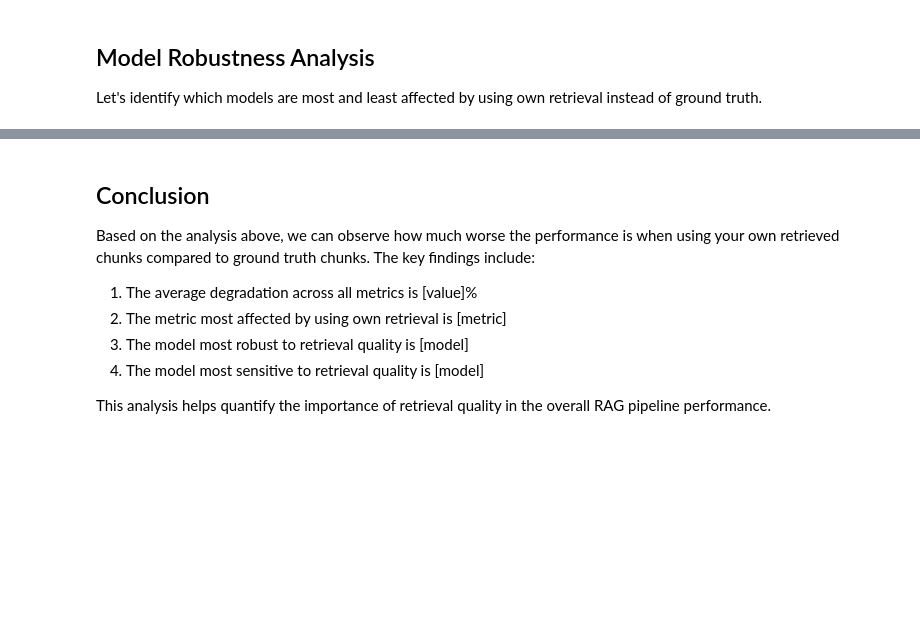
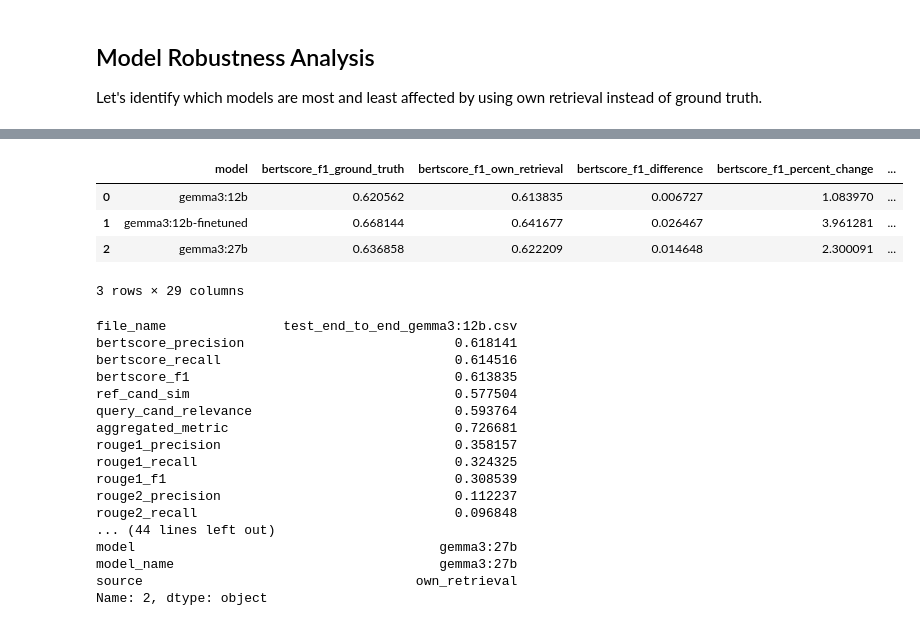
Before and after one commit to ThanatWongsamut/NLP-2025-Final, a Jupyter notebook: QA/Evaluate/comparison_analysis.ipynb, the cells around one changed output, grey strips where cells are left out. Saved outputs shown, nothing was run; the diff lists cells and outputs as text; code cells hidden in the pictures; blank space fills up the shorter version.

```diff
--- a/QA/Evaluate/comparison_analysis.ipynb
+++ b/QA/Evaluate/comparison_analysis.ipynb
@@ -386,11 +388,8 @@ plt.show()
-# %% [markdown]
-## Conclusion
-
-Based on the analysis above, we can observe how much worse the performance is when using your own retrieved chunks compared to ground truth chunks. The key findings include:
-
-1. The average degradation across all metrics is [value]%
-2. The metric most affected by using own retrieval is [metric]
-3. The model most robust to retrieval quality is [model]
-4. The model most sensitive to retrieval quality is [model]
-
-This analysis helps quantify the importance of retrieval quality in the overall RAG pipeline performance.
+# %%
+comparison_df
+# %% [output]
+|  | model | bertscore_f1_ground_truth | bertscore_f1_own_retrieval | bertscore_f1_difference | bertscore_f1_percent_change | ... |
+| 0 | gemma3:12b | 0.620562 | 0.613835 | 0.006727 | 1.083970 | ... |
+| 1 | gemma3:12b-finetuned | 0.668144 | 0.641677 | 0.026467 | 3.961281 | ... |
+| 2 | gemma3:27b | 0.636858 | 0.622209 | 0.014648 | 2.300091 | ... |
+3 rows × 29 columns
@@ -396,0 +403,21 @@ This analysis helps quantify the importance of retrieval quality in the overall
+# %%
+for i, row in own_retrieval_df.iterrows():
+    print(row)
+# %% [output]
+file_name               test_end_to_end_gemma3:12b.csv
+bertscore_precision                           0.618141
+bertscore_recall                              0.614516
+bertscore_f1                                  0.613835
+ref_cand_sim                                  0.577504
+query_cand_relevance                          0.593764
+aggregated_metric                             0.726681
+rouge1_precision                              0.358157
+rouge1_recall                                 0.324325
+rouge1_f1                                     0.308539
+rouge2_precision                              0.112237
+rouge2_recall                                 0.096848
+... (44 lines left out)
+model                                       gemma3:27b
+model_name                                  gemma3:27b
+source                                   own_retrieval
+Name: 2, dtype: object
```
Also changed, not shown: parts of 14 cells of this notebook, 11 other files.
